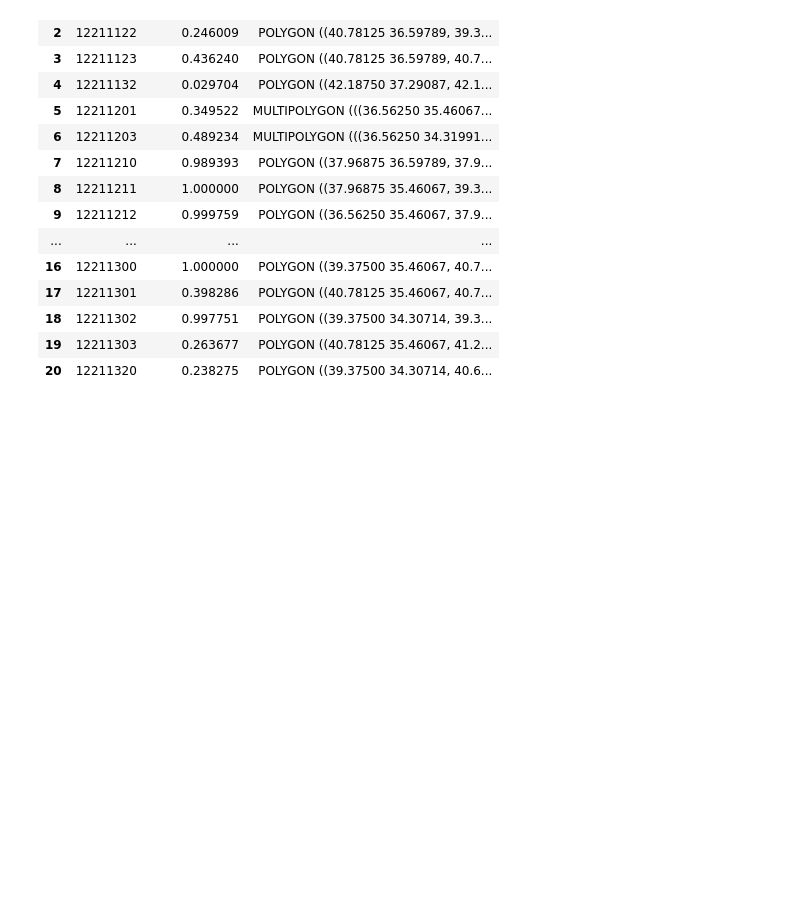
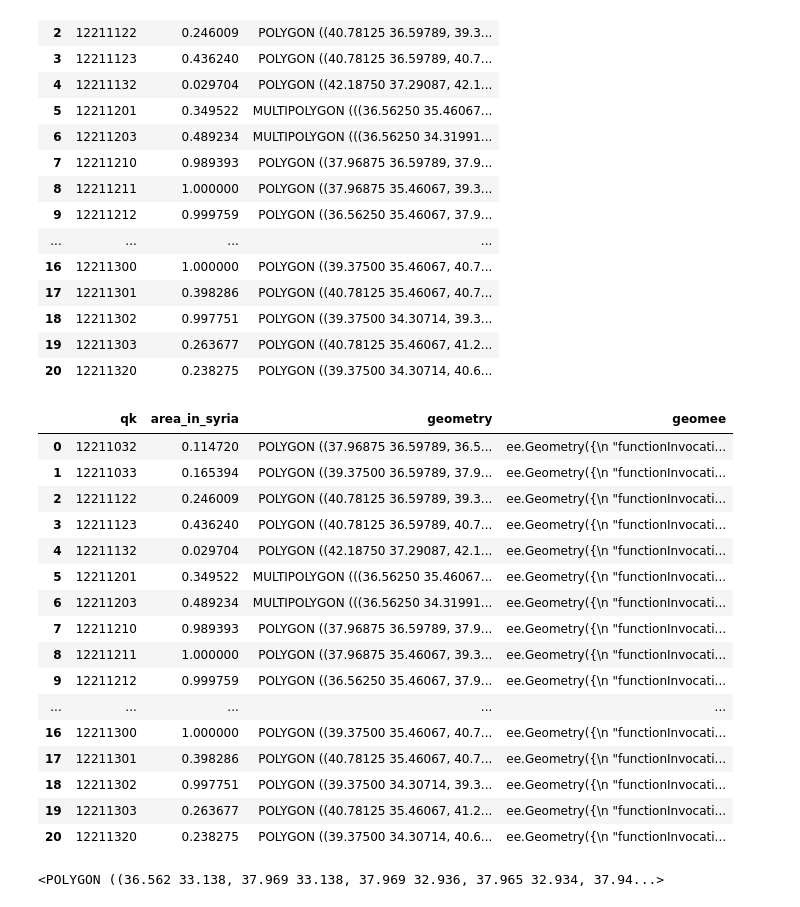
Before and after one commit to birkealine/s1tsdb, a Jupyter notebook: notebooks/birke_more_dates.ipynb, the cells around one changed output. Saved outputs shown, nothing was run; the diff lists cells and outputs as text; code cells hidden in the pictures; blank space fills up the shorter version.

```diff
--- a/notebooks/birke_more_dates.ipynb
+++ b/notebooks/birke_more_dates.ipynb
@@ -1,5 +1,5 @@
 # %%
-# create config with all the stuff necessary below
+# 1. create config with all the stuff necessary below
 from omegaconf import DictConfig, OmegaConf
 cfg = OmegaConf.create(
         dict(
@@ -24,13 +24,13 @@ cfg = OmegaConf.create(
                     "pre": ("2020-02-24", "2021-02-23"),  # always only one
                     "post": [
                         ("2021-02-24", "2021-05-23"),
-                        ("2021-05-24", "2021-08-23"),
-                        ("2021-08-24", "2021-11-23"),
-                        ("2021-11-24", "2022-02-23"),
-                        ("2022-02-24", "2022-05-23"),
-                        ("2022-05-24", "2022-08-23"),
-                        ("2022-08-24", "2022-11-23"),
-                        ("2022-11-24", "2023-02-23"),
+                        ("2021-05-24", "2021-08-23")#,
+                        #("2021-08-24", "2021-11-23"),
+                        #("2021-11-24", "2022-02-23"),
+                        #("2022-02-24", "2022-05-23"),
+                        #("2022-05-24", "2022-08-23"),
+                        #("2022-08-24", "2022-11-23"),
+                        #("2022-11-24", "2023-02-23"),
                     ],
                 },
                 quadkey_zoom=8,
@@ -84,3 +86,30 @@ gdf_qk
 import ee
 from src.utils.gee import init_gee
 init_gee()
+# %%
+# 3.1 add column with ee.Geometries() which is necessary for applying the algorithm
+from shapely.geometry import mapping
+gdf_qk["geomee"] = gdf_qk.apply(lambda x: ee.Geometry(mapping(x['geometry'])), axis = 1)
+gdf_qk
+# %% [output]
+|  | qk | area_in_syria | geometry | geomee |
+| 0 | 12211032 | 0.114720 | POLYGON ((37.96875 36.59789, 36.5... | ee.Geometry({\n "functionInvocati... |
+| 1 | 12211033 | 0.165394 | POLYGON ((39.37500 36.59789, 37.9... | ee.Geometry({\n "functionInvocati... |
+| 2 | 12211122 | 0.246009 | POLYGON ((40.78125 36.59789, 39.3... | ee.Geometry({\n "functionInvocati... |
+| 3 | 12211123 | 0.436240 | POLYGON ((40.78125 36.59789, 40.7... | ee.Geometry({\n "functionInvocati... |
+| 4 | 12211132 | 0.029704 | POLYGON ((42.18750 37.29087, 42.1... | ee.Geometry({\n "functionInvocati... |
+| 5 | 12211201 | 0.349522 | MULTIPOLYGON (((36.56250 35.46067... | ee.Geometry({\n "functionInvocati... |
+| 6 | 12211203 | 0.489234 | MULTIPOLYGON (((36.56250 34.31991... | ee.Geometry({\n "functionInvocati... |
+| 7 | 12211210 | 0.989393 | POLYGON ((37.96875 36.59789, 37.9... | ee.Geometry({\n "functionInvocati... |
+| 8 | 12211211 | 1.000000 | POLYGON ((37.96875 35.46067, 39.3... | ee.Geometry({\n "functionInvocati... |
+| 9 | 12211212 | 0.999759 | POLYGON ((36.56250 35.46067, 37.9... | ee.Geometry({\n "functionInvocati... |
+| ... | ... | ... | ... | ... |
+| 16 | 12211300 | 1.000000 | POLYGON ((39.37500 35.46067, 40.7... | ee.Geometry({\n "functionInvocati... |
+| 17 | 12211301 | 0.398286 | POLYGON ((40.78125 35.46067, 40.7... | ee.Geometry({\n "functionInvocati... |
+| 18 | 12211302 | 0.997751 | POLYGON ((39.37500 34.30714, 39.3... | ee.Geometry({\n "functionInvocati... |
+| 19 | 12211303 | 0.263677 | POLYGON ((40.78125 35.46067, 41.2... | ee.Geometry({\n "functionInvocati... |
+| 20 | 12211320 | 0.238275 | POLYGON ((39.37500 34.30714, 40.6... | ee.Geometry({\n "functionInvocati... |
+# %%
+gdf_qk.iloc[15]['geometry']
+# %% [output]
+<POLYGON ((36.562 33.138, 37.969 33.138, 37.969 32.936, 37.965 32.934, 37.94...>
```
Also changed, not shown: parts of 9 cells of this notebook, 2 other files.
